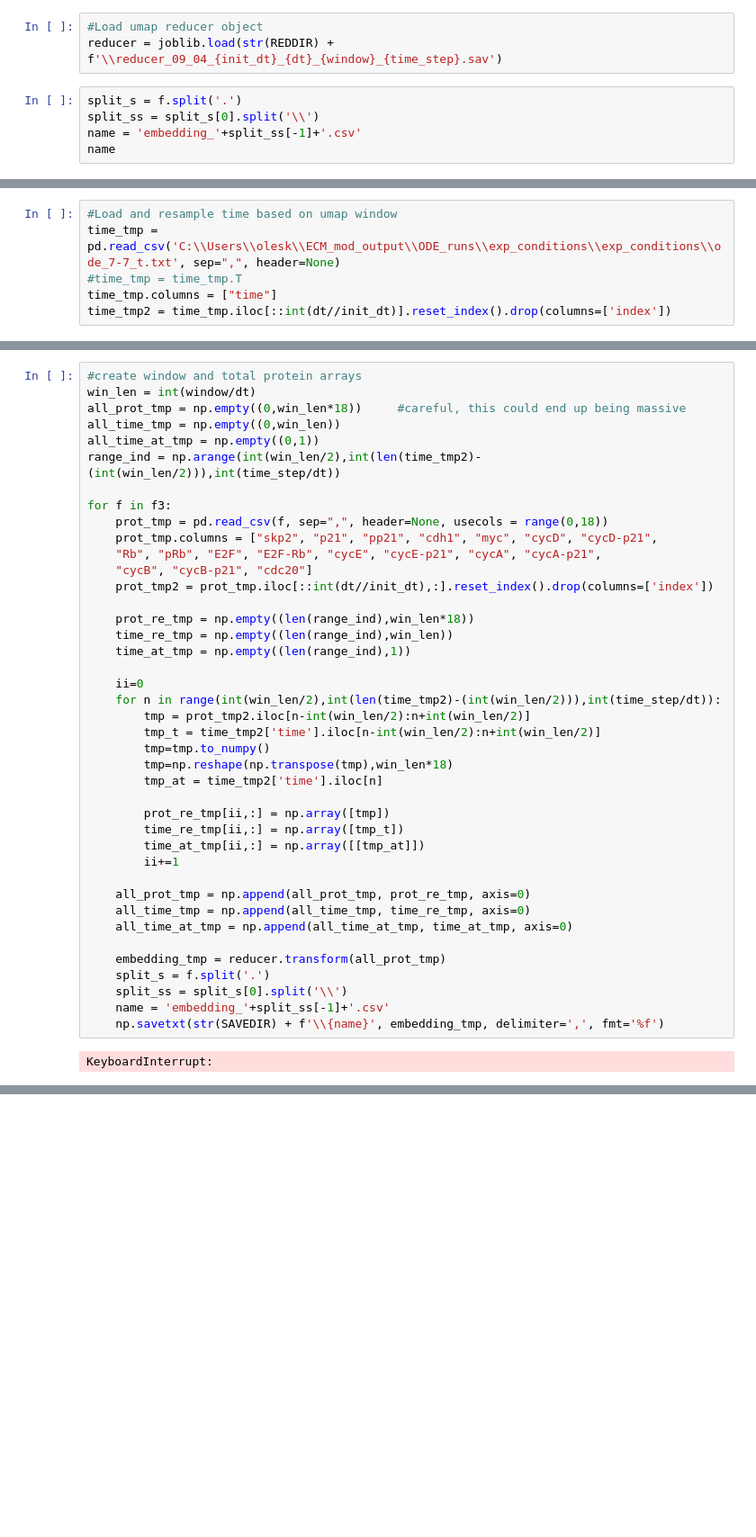
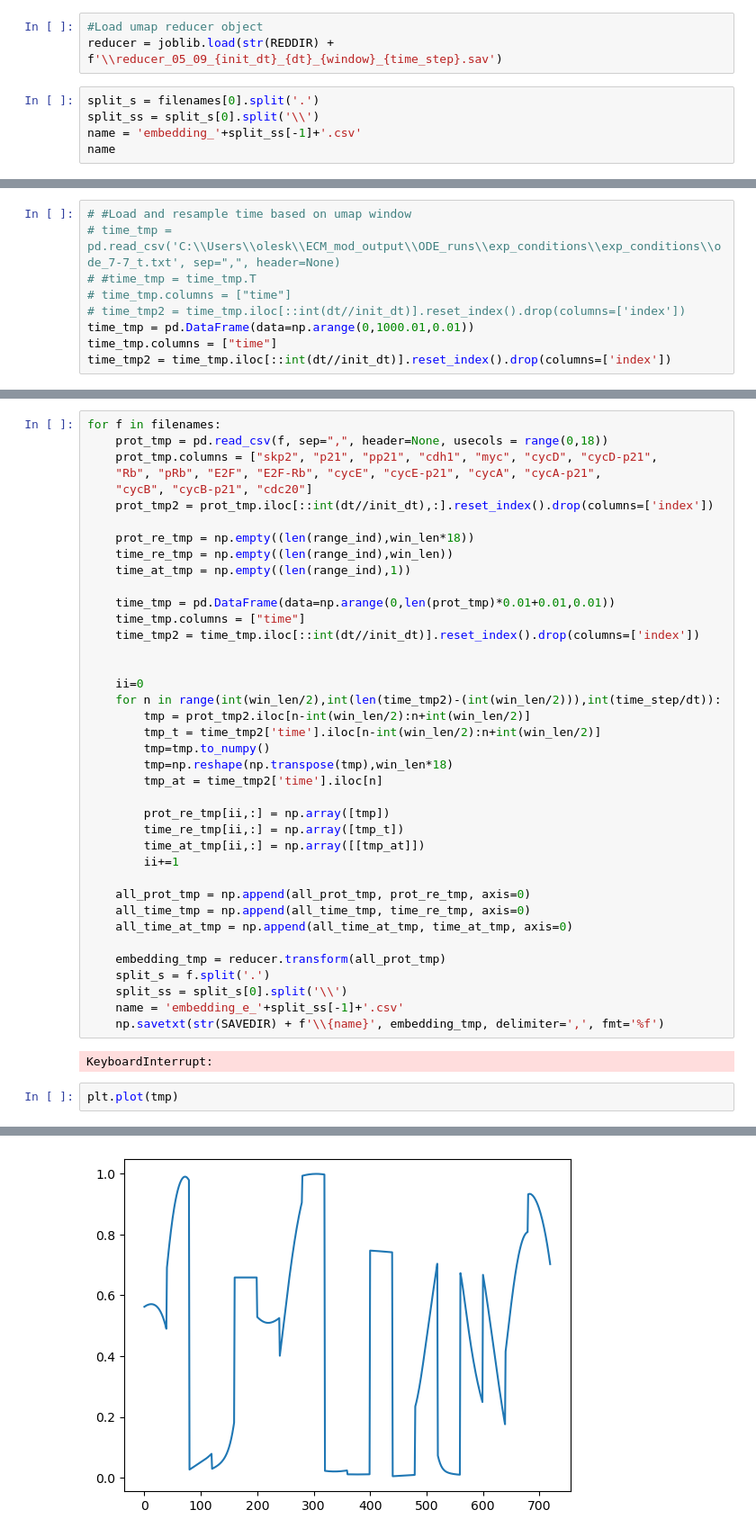
Before and after one commit to QuLab-VU/ECM_cell_cycle_model, a Jupyter notebook: Figures/Fig4/calcODE_UMAP_dmso.ipynb, the cells around one changed output, grey strips where cells are left out. Shown at 90% size. Saved outputs shown, nothing was run; the diff lists cells and outputs as text; blank space fills up the shorter version.

```diff
--- a/Figures/Fig4/calcODE_UMAP_dmso.ipynb
+++ b/Figures/Fig4/calcODE_UMAP_dmso.ipynb
@@ -47,8 +52,8 @@ filenames
 # %%
 #Load umap reducer object
-reducer = joblib.load(str(REDDIR) + f'\\reducer_09_04_{init_dt}_{dt}_{window}_{time_step}.sav')
+reducer = joblib.load(str(REDDIR) + f'\\reducer_05_09_{init_dt}_{dt}_{window}_{time_step}.sav')
 # %%
-split_s = f.split('.')
+split_s = filenames[0].split('.')
 split_ss = split_s[0].split('\\')
 name = 'embedding_'+split_ss[-1]+'.csv'
 name
@@ -55,6 +62,9 @@ name
 # %%
-#Load and resample time based on umap window
-time_tmp = pd.read_csv('C:\\Users\\olesk\\ECM_mod_output\\ODE_runs\\exp_conditions\\exp_conditions\\ode_7-7_t.txt', sep=",", header=None)
-#time_tmp = time_tmp.T
+# #Load and resample time based on umap window
+# time_tmp = pd.read_csv('C:\\Users\\olesk\\ECM_mod_output\\ODE_runs\\exp_conditions\\exp_conditions\\ode_7-7_t.txt', sep=",", header=None)
+# #time_tmp = time_tmp.T
+# time_tmp.columns = ["time"]
+# time_tmp2 = time_tmp.iloc[::int(dt//init_dt)].reset_index().drop(columns=['index'])
+time_tmp = pd.DataFrame(data=np.arange(0,1000.01,0.01))
 time_tmp.columns = ["time"]
 time_tmp2 = time_tmp.iloc[::int(dt//init_dt)].reset_index().drop(columns=['index'])
@@ -61,12 +82,5 @@ time_tmp2 = time_tmp.iloc[::int(dt//init_dt)].reset_index().drop(columns=['index
 # %%
-#create window and total protein arrays
-win_len = int(window/dt)
-all_prot_tmp = np.empty((0,win_len*18))     #careful, this could end up being massive
-all_time_tmp = np.empty((0,win_len))
-all_time_at_tmp = np.empty((0,1))
-range_ind = np.arange(int(win_len/2),int(len(time_tmp2)-(int(win_len/2))),int(time_step/dt))
-
-for f in f3:
+for f in filenames:
     prot_tmp = pd.read_csv(f, sep=",", header=None, usecols = range(0,18))
     prot_tmp.columns = ["skp2", "p21", "pp21", "cdh1", "myc", "cycD", "cycD-p21",
     "Rb", "pRb", "E2F", "E2F-Rb", "cycE", "cycE-p21", "cycA", "cycA-p21",
@@ -76,6 +90,11 @@ for f in f3:
     prot_re_tmp = np.empty((len(range_ind),win_len*18))
     time_re_tmp = np.empty((len(range_ind),win_len))
     time_at_tmp = np.empty((len(range_ind),1))
+
+    time_tmp = pd.DataFrame(data=np.arange(0,len(prot_tmp)*0.01+0.01,0.01))
+    time_tmp.columns = ["time"]
+    time_tmp2 = time_tmp.iloc[::int(dt//init_dt)].reset_index().drop(columns=['index'])
+
 
     ii=0
     for n in range(int(win_len/2),int(len(time_tmp2)-(int(win_len/2))),int(time_step/dt)):
@@ -97,7 +116,10 @@ for f in f3:
     embedding_tmp = reducer.transform(all_prot_tmp)
     split_s = f.split('.')
     split_ss = split_s[0].split('\\')
-    name = 'embedding_'+split_ss[-1]+'.csv'
+    name = 'embedding_e_'+split_ss[-1]+'.csv'
     np.savetxt(str(SAVEDIR) + f'\\{name}', embedding_tmp, delimiter=',', fmt='%f')
 # %% [output]
 KeyboardInterrupt:
+# %%
+plt.plot(tmp)
+# %% [output]
@@ -103,0 +127 @@ KeyboardInterrupt:
+[figure, added]
```
Also changed, not shown: parts of 7 cells of this notebook, 18 other files.
